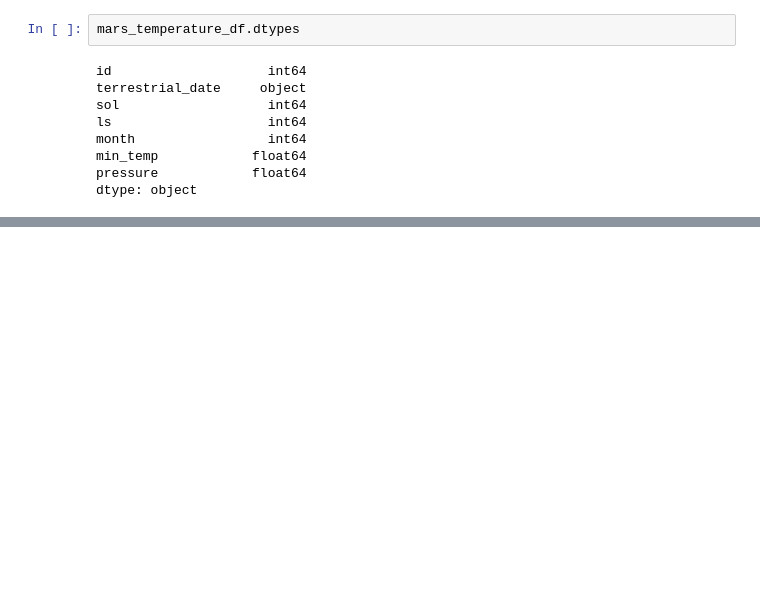
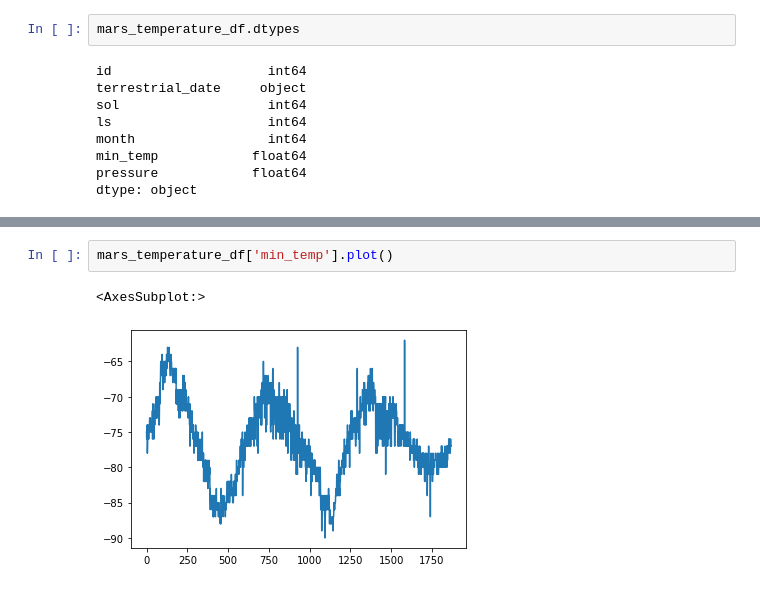
Before and after one commit to idinneh/Mission_to_Mars, a Jupyter notebook: mars_data_challenge_part_2.ipynb, the cells around one changed output, grey strips where cells are left out. Cells and saved outputs as stored; diff of their text form; blank space fills up the shorter version.

```diff
--- a/mars_data_challenge_part_2.ipynb
+++ b/mars_data_challenge_part_2.ipynb
@@ -60,0 +223,5 @@ dtype: object
+# %%
+mars_temperature_df['min_temp'].plot()
+# %% [output]
+<AxesSubplot:>
+[figure, added]
```
Also changed, not shown: parts of 12 cells of this notebook, 3 other files.
